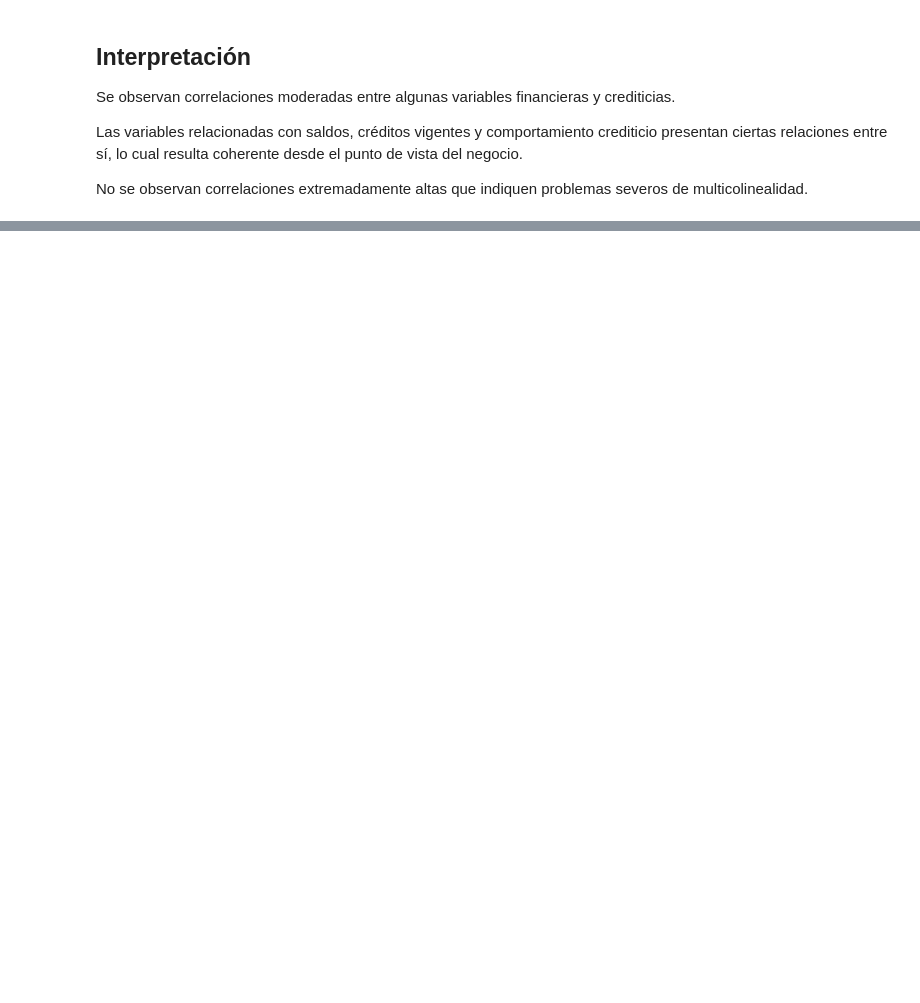
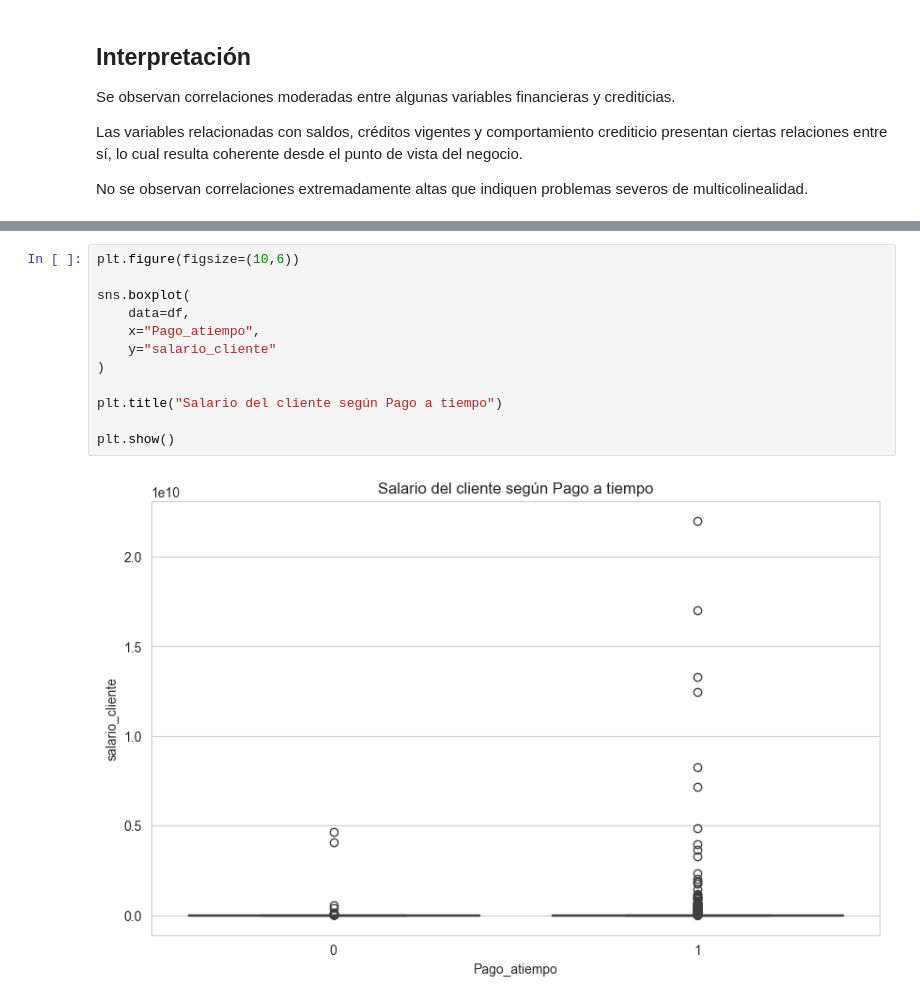
Before and after one commit to Felix1501/mlops_pipeline, a Jupyter notebook: notebooks/comprension_eda.ipynb, the cells around one changed output, grey strips where cells are left out. Drawn from its saved outputs; the diff is of its cells as text; blank space fills up the shorter version.

```diff
--- a/notebooks/comprension_eda.ipynb
+++ b/notebooks/comprension_eda.ipynb
@@ -161,0 +202,14 @@ No se observan correlaciones extremadamente altas que indiquen problemas severos
+# %%
+plt.figure(figsize=(10,6))
+
+sns.boxplot(
+    data=df,
+    x="Pago_atiempo",
+    y="salario_cliente"
+)
+
+plt.title("Salario del cliente según Pago a tiempo")
+
+plt.show()
+# %% [output]
+[figure, added]
```
Also changed, not shown: parts of 8 cells of this notebook, 1 other file.
